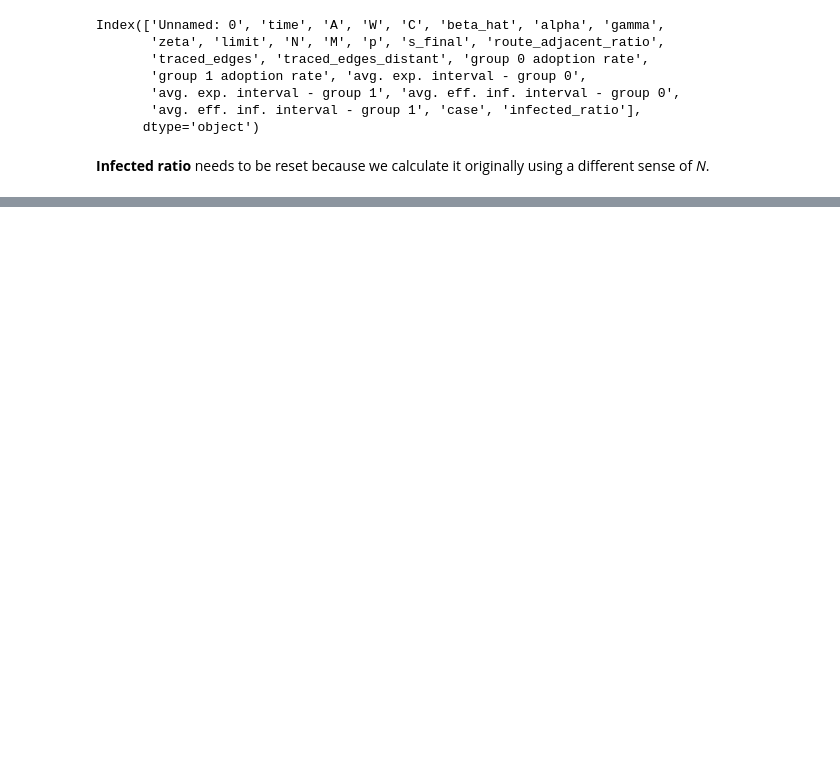
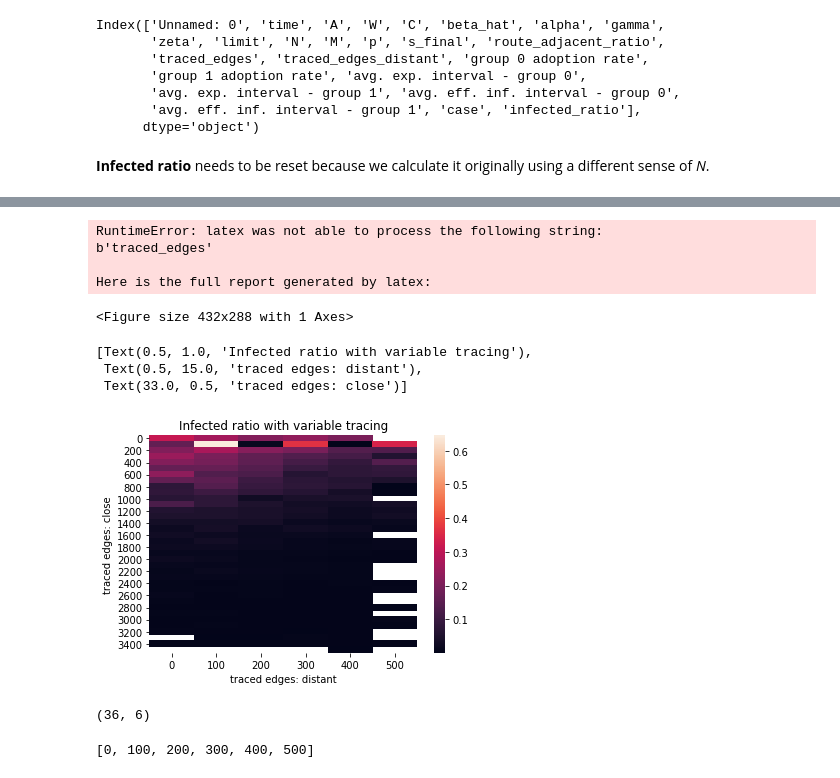
Before and after one commit to sbenthall/privacy-abm, a Jupyter notebook: contact-tracing/code/Python/2D Lattice with Rewiring.ipynb, the cells around one changed output, grey strips where cells are left out. Drawn from its saved outputs; the diff is of its cells as text; code cells hidden in the pictures; blank space fills up the shorter version.

```diff
--- a/contact-tracing/code/Python/2D Lattice with Rewiring.ipynb
+++ b/contact-tracing/code/Python/2D Lattice with Rewiring.ipynb
@@ -313,0 +400,42 @@ splot = sns.lineplot(x='A', y='infected_ratio', data=temp)
+# %%
+g = sns.scatterplot(
+    data = data,
+    y = 'infected_ratio',
+    x = 'traced_edges',
+    hue = 'traced_edges_distant'
+)
+# %% [output]
+RuntimeError: latex was not able to process the following string:
+b'traced_edges'
+
+Here is the full report generated by latex:
+<Figure size 432x288 with 1 Axes>
+# %%
+base = 100
+
+g, xyz, db = model.binned_heatmap(
+    data,
+    x = 'traced_edges_distant',
+    x_base = base,
+    y = 'traced_edges_close',
+    y_base = base,
+    z = 'infected_ratio'
+)
+
+g.set(#xscale="log",
+      title='Infected ratio with variable tracing',
+      xlabel='traced edges: distant',
+      ylabel='traced edges: close')
+# %% [output]
+[Text(0.5, 1.0, 'Infected ratio with variable tracing'),
+ Text(0.5, 15.0, 'traced edges: distant'),
+ Text(33.0, 0.5, 'traced edges: close')]
+[figure, added]
+# %%
+xyz.shape
+# %% [output]
+(36, 6)
+# %%
+list(xyz.columns)
+# %% [output]
+[0, 100, 200, 300, 400, 500]
```
Also changed, not shown: parts of 29 cells of this notebook, 1 other file.
